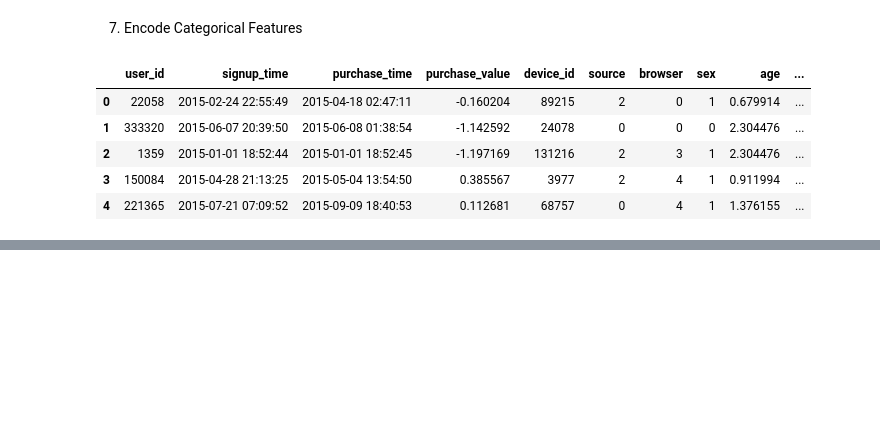
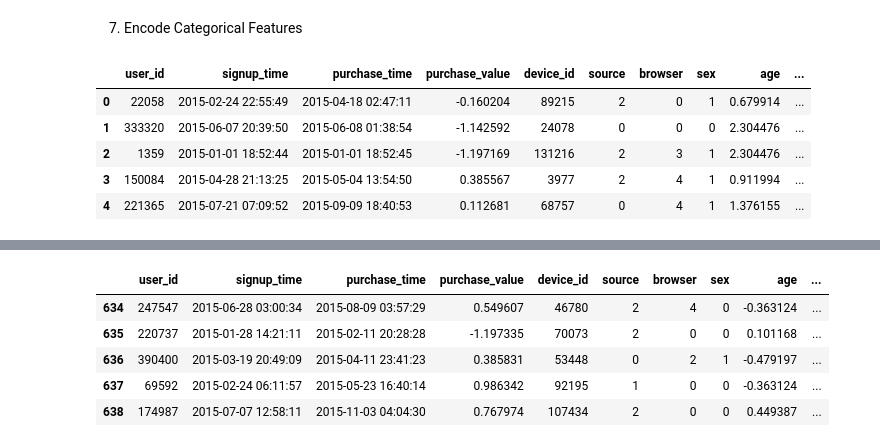
Before and after one commit to bettyabay/Adey-Innovations-Fraud-Detection, a Jupyter notebook: notebook/eda.ipynb, the cells around one changed output, grey strips where cells are left out. Drawn from its saved outputs; the diff is of its cells as text; code cells hidden in the pictures; blank space fills up the shorter version.

```diff
--- a/notebook/eda.ipynb
+++ b/notebook/eda.ipynb
@@ -406,3 +445,15 @@ final_ip_df.head()
+# %%
+categorical_cols = ['device_id', 'source', 'browser', 'sex' , 'country']
+final_merged_df = encode_categorical(merged_df_scaled, categorical_cols)
+# %%
+final_merged_df.head()
+# %% [output]
+|  | user_id | signup_time | purchase_time | purchase_value | device_id | source | browser | sex | age | ... |
+| 634 | 247547 | 2015-06-28 03:00:34 | 2015-08-09 03:57:29 | 0.549607 | 46780 | 2 | 4 | 0 | -0.363124 | ... |
+| 635 | 220737 | 2015-01-28 14:21:11 | 2015-02-11 20:28:28 | -1.197335 | 70073 | 2 | 0 | 0 | 0.101168 | ... |
+| 636 | 390400 | 2015-03-19 20:49:09 | 2015-04-11 23:41:23 | 0.385831 | 53448 | 0 | 2 | 1 | -0.479197 | ... |
+| 637 | 69592 | 2015-02-24 06:11:57 | 2015-05-23 16:40:14 | 0.986342 | 92195 | 1 | 0 | 0 | -0.363124 | ... |
+| 638 | 174987 | 2015-07-07 12:58:11 | 2015-11-03 04:04:30 | 0.767974 | 107434 | 2 | 0 | 0 | 0.449387 | ... |
 # %%
 final_fraud_df.to_csv('../data/processed_fraud_data.csv', index=False)
 final_ip_df.to_csv('../data/processed_ip_data.csv', index=False)
```
Also changed, not shown: parts of 13 cells of this notebook, 4 other files.
